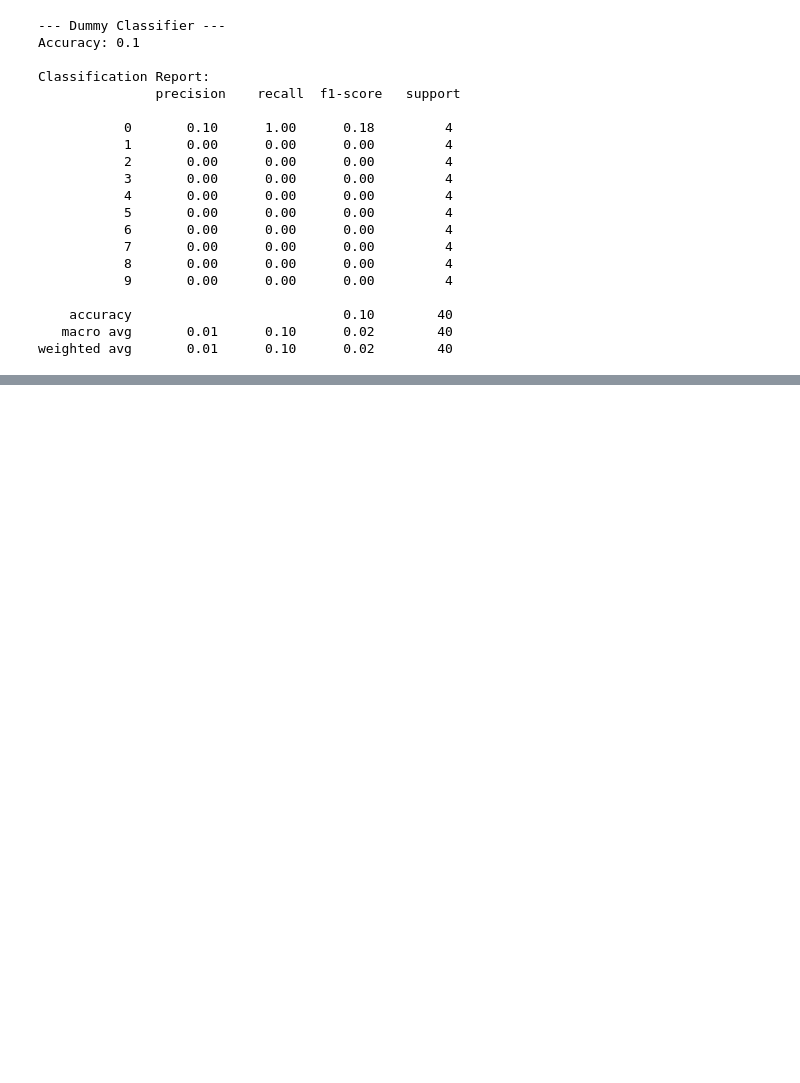
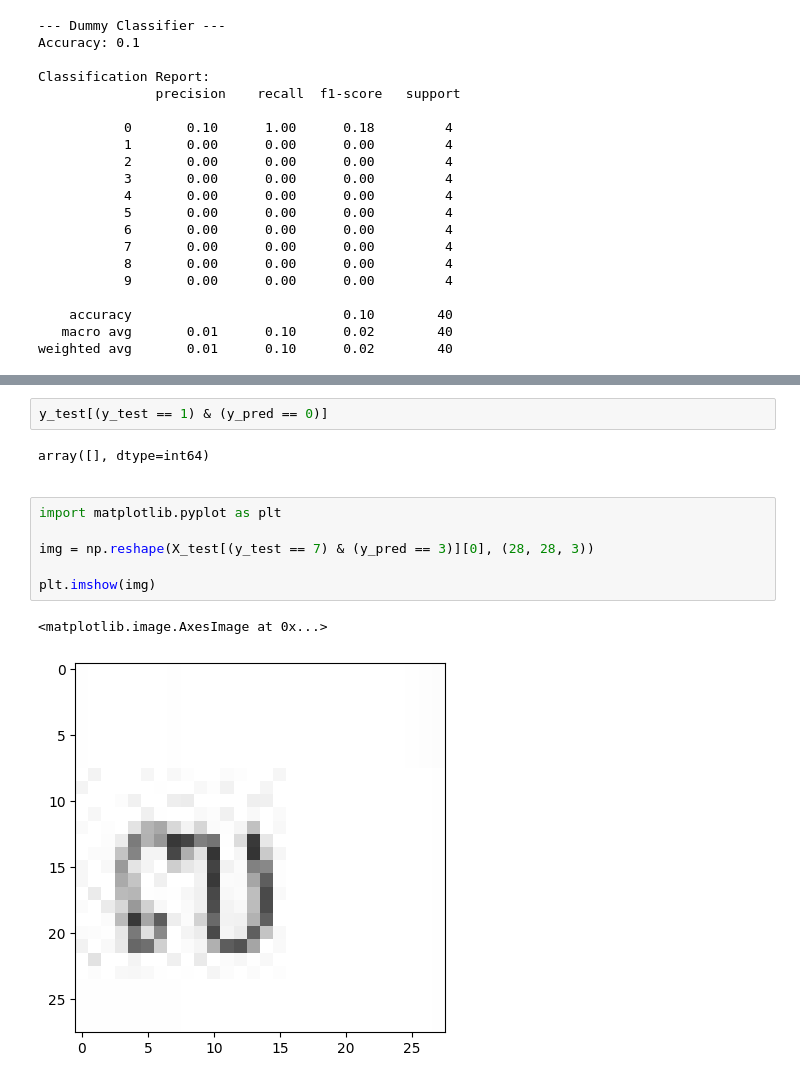
Before and after one commit to lyvathanaudom/digits_classifier, a Jupyter notebook: notebooks/02_decision_tree_training.ipynb, the cells around one changed output, grey strips where cells are left out. Cells and saved outputs as stored; diff of their text form; blank space fills up the shorter version.

```diff
--- a/notebooks/02_decision_tree_training.ipynb
+++ b/notebooks/02_decision_tree_training.ipynb
@@ -490,0 +384,15 @@ Best score: 0.8991829004329004
+# %%
+y_test[(y_test == 1) & (y_pred == 0)]
+# %% [output]
+array([], dtype=int64)
+# %% [markdown]
+<!-- # the model predicts as 0 when the actual value is 1 -->
+# %%
+import matplotlib.pyplot as plt
+
+img = np.reshape(X_test[(y_test == 7) & (y_pred == 3)][0], (28, 28, 3))
+
+plt.imshow(img)
+# %% [output]
+<matplotlib.image.AxesImage at 0x...>
+[figure, added]
```
Also changed, not shown: parts of 33 cells of this notebook, 8 other files.
